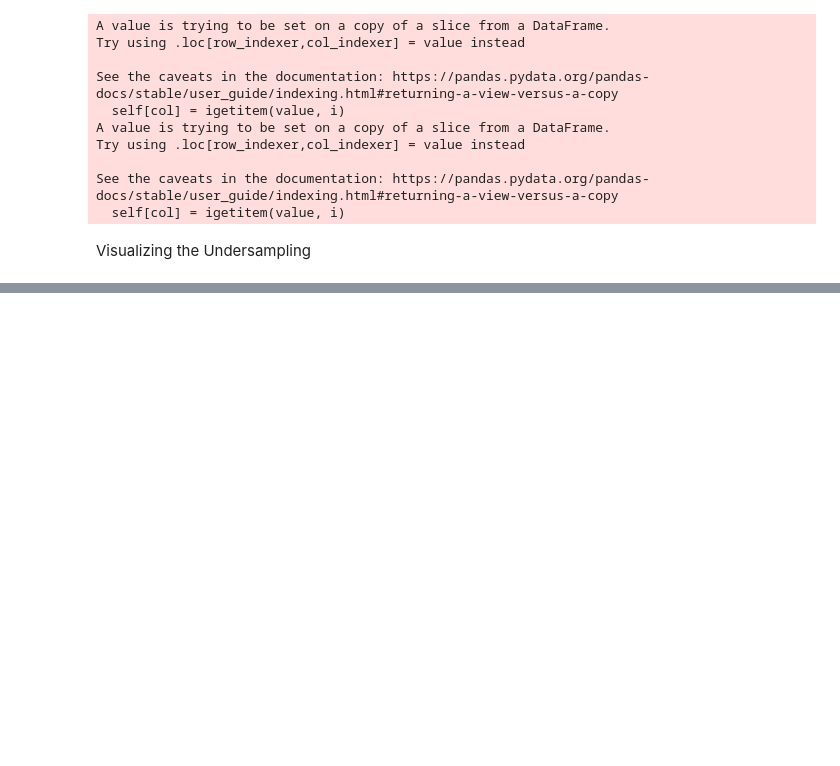
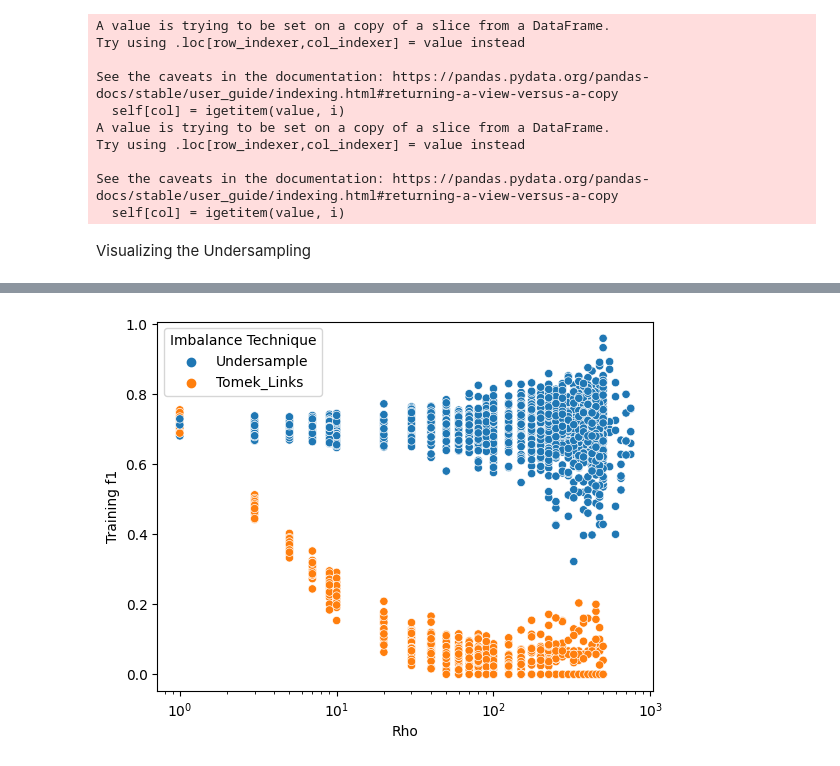
Before and after one commit to bhosley/Schoolwork, a Jupyter notebook: 2023Q2 - Statistical Machine Learning/Project First Draft/Notebook.ipynb, the cells around one changed output, grey strips where cells are left out. Saved outputs shown, nothing was run; the diff lists cells and outputs as text; code cells hidden in the pictures; blank space fills up the shorter version.

```diff
--- a/2023Q2 - Statistical Machine Learning/Project First Draft/Notebook.ipynb
+++ b/2023Q2 - Statistical Machine Learning/Project First Draft/Notebook.ipynb
@@ -53,0 +55,7 @@ plt.xscale('log')
+# %%
+tr = pd.read_csv('UndersamplingTechniques.csv')
+
+sns.scatterplot(x='Rho',y='Training f1', hue='Imbalance Technique', data=tr)
+plt.xscale('log')
+# %% [output]
+[figure, added]
```
Also changed, not shown: parts of 3 cells of this notebook.
